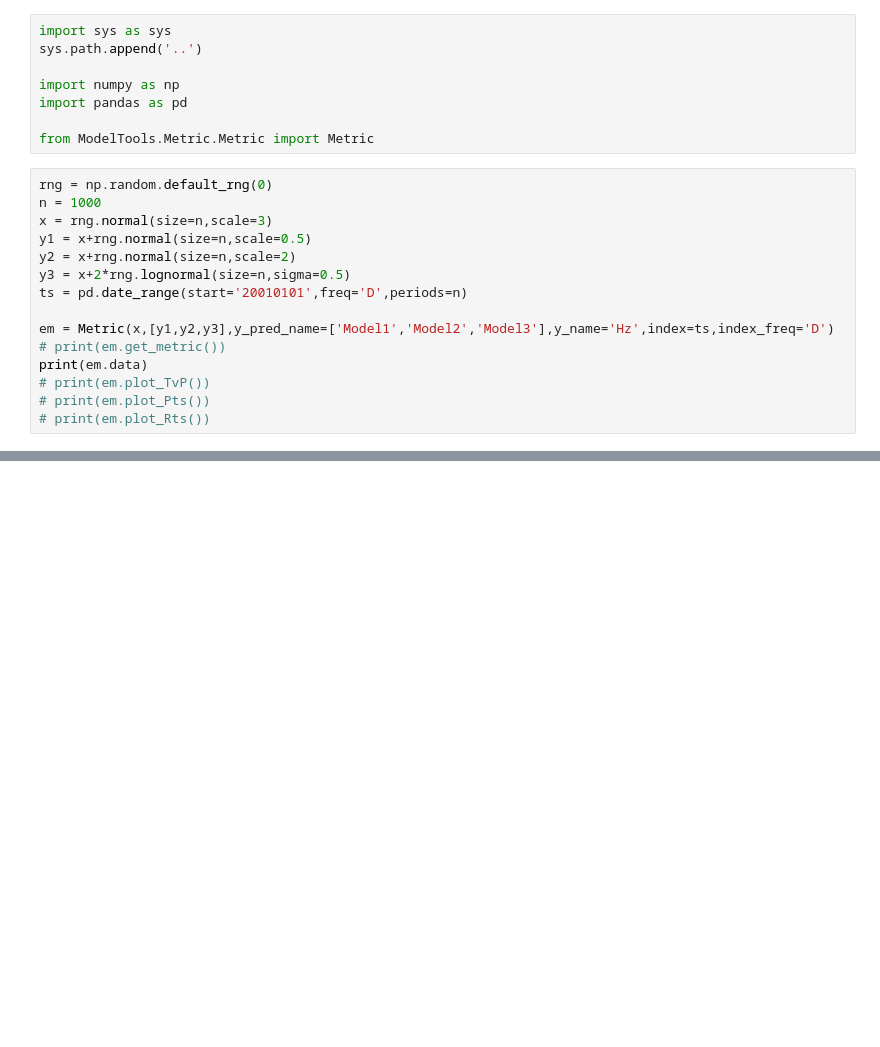
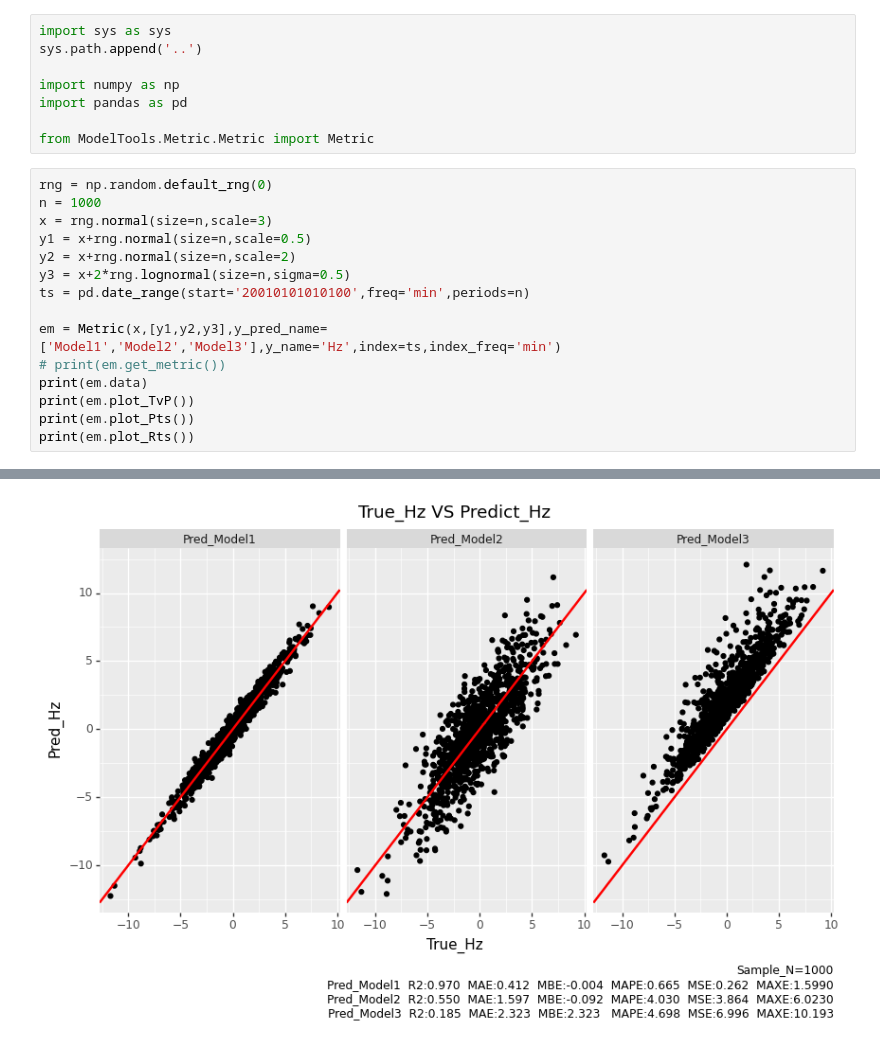
Before and after one commit to ShenhaoZhang/ModelTools, a Jupyter notebook: examples/exp_metric_eval.ipynb, the cells around one changed output, grey strips where cells are left out. Saved outputs shown, nothing was run; the diff lists cells and outputs as text; blank space fills up the shorter version.

```diff
--- a/examples/exp_metric_eval.ipynb
+++ b/examples/exp_metric_eval.ipynb
@@ -13,12 +13,12 @@ x = rng.normal(size=n,scale=3)
 y1 = x+rng.normal(size=n,scale=0.5)
 y2 = x+rng.normal(size=n,scale=2)
 y3 = x+2*rng.lognormal(size=n,sigma=0.5)
-ts = pd.date_range(start='20010101',freq='D',periods=n)
+ts = pd.date_range(start='20010101010100',freq='min',periods=n)
 
-em = Metric(x,[y1,y2,y3],y_pred_name=['Model1','Model2','Model3'],y_name='Hz',index=ts,index_freq='D')
+em = Metric(x,[y1,y2,y3],y_pred_name=['Model1','Model2','Model3'],y_name='Hz',index=ts,index_freq='min')
 # print(em.get_metric())
 print(em.data)
-# print(em.plot_TvP())
-# print(em.plot_Pts())
-# print(em.plot_Rts())
+print(em.plot_TvP())
+print(em.plot_Pts())
+print(em.plot_Rts())
 # %% [output]
@@ -37,2 +37,3 @@ print(em.data)
 
 [3000 rows x 6 columns]
+[figure, added]
```
Also changed, not shown: parts of 3 cells of this notebook, 3 other files.
